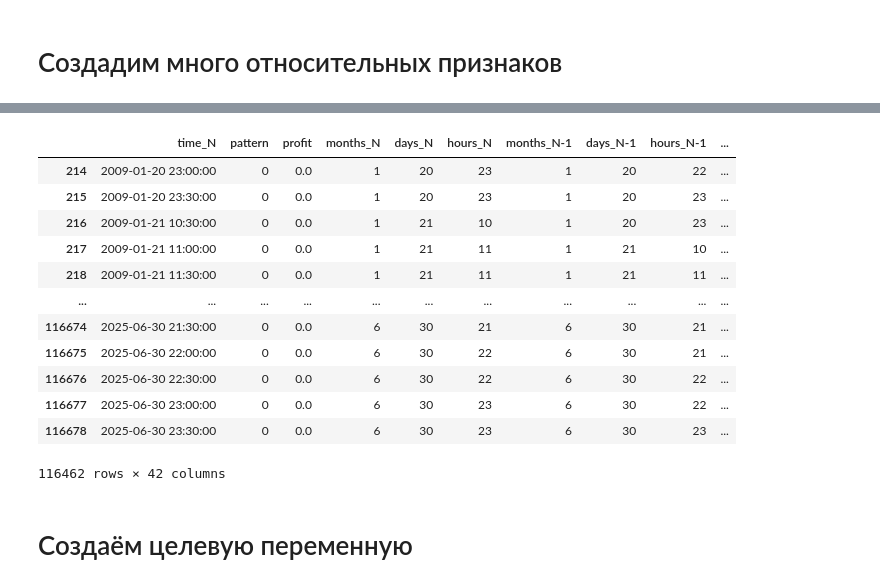
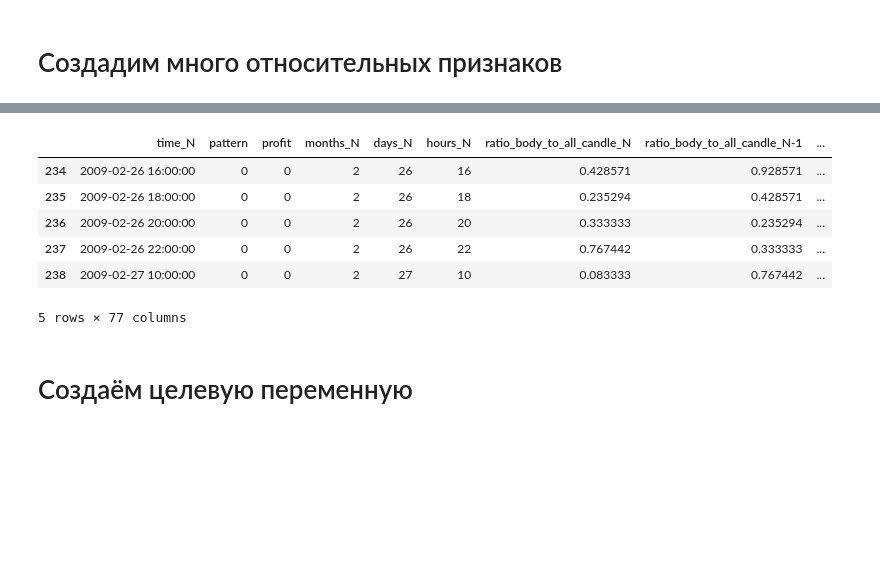
Before and after one commit to AlexKosuhin/AlgoTrading, a Jupyter notebook: classification.ipynb, the cells around one changed output, grey strips where cells are left out. Cells and saved outputs as stored; diff of their text form; code cells hidden in the pictures; blank space fills up the shorter version.

```diff
--- a/classification.ipynb
+++ b/classification.ipynb
@@ -620,12 +484,6 @@ def data_time_features(data):
     data['days_N'] = data['time_N'].dt.day
     data['hours_N'] = data['time_N'].dt.hour
 
-    # Для предыдущей свечи
-    data['time_N-1'] = pd.to_datetime(data['time_N-1'])
-    data['months_N-1'] = data['time_N-1'].dt.month
-    data['days_N-1'] = data['time_N-1'].dt.day
-    data['hours_N-1'] = data['time_N-1'].dt.hour
-
     return data
 # %%
 # Признаки по каждой свече
@@ -793,14 +668,47 @@ def indicators(data):
         data[f'diff_SMA_{i}_N'] = (((data['close_N'] - sma_N) + 10e-8) * 100) / sma_N
         data[f'diff_SMA_{i}_N_1'] = (((data['close_N-1'] - sma_N_1) + 10e-8) *100) / sma_N_1
 
+    # Объём
+    def volume(data, column):
+        data = data.copy()
+        volume_ma = data[column].rolling(63).mean()
+        volume_std = data[column].rolling(63).std()
+        data[f'{column}_Z'] = (data[column] - volume_ma) / volume_std
+        return data
+
+    data = volume(data, 'volume_N')
+    data = volume(data, 'volume_N-1')
+
+    # Индикатор Стохастик
+    data.ta.stoch(high='high_N', low='low_N', close='close_N',
+           col_names=('STOCH_K_N', 'STOCH_D_N', 'STOCH_RAW_N'), append=True)
+
+    data.ta.stoch(high='high_N-1', low='low_N-1', close='close_N-1',
+           col_names=('STOCH_K_N-1', 'STOCH_D_N-1', 'STOCH_RAW_N-1'), append=True)
 
     data.dropna(inplace=True)
     return data
+# %%
+def create_lag_indicators(data):
+    data = data.copy()
+    periods = [1, 3, 5, 10, 15, 20]
+    daily_change = data['close_N'].pct_change()
+    for i in periods:
+        data[f'Change_{i}_N'] = (data['close_N'] / data['close_N'].shift(i) - 1) * 100
+        data[f'Change_{i}_N-1'] = (data['close_N-1'] / data['close_N-1'].shift(i) - 1) * 100
+        data[f'up_days_{i}'] = (daily_change > 0).rolling(i).sum()
+        data[f'down_days_{i}'] = (daily_change < 0).rolling(i).sum()
+        data[f'up_down_ratio_{i}'] = np.where(data[f'down_days_{i}'] != 0, data[f'up_days_{i}'] / data[f'down_days_{i}'], 0 )
+
+    # Посчитаем количество растущих и падающих свеч за эти периоды
+    data.dropna(inplace=True)
+    return data
 # %%
-df_full = data_time_features(sber_bull_eng)
+df_full = data_time_features(sber_clouds)
 df_full = data_one_candle_features_1(df_full)
 df_full = data_one_candle_features_2(df_full)
 df_full = indicators(df_full)
+df_full = create_lag_indicators(df_full)
 df_full
 # %% [output]
 |  | ticker | per | open_N | open_N-1 | close_N | close_N-1 | low_N | low_N-1 | high_N | high_N-1 | ... | ... |
@@ -819,26 +727,20 @@ df_full
 # %%
 def last_prepare(data):
     data = data.copy()
     data.drop(['open_N', 'open_N-1', 'close_N', 'close_N-1', 'low_N', 'low_N-1',
        'high_N', 'high_N-1', 'volume_N', 'volume_N-1', 'time_N-1',
        'signal', 'strategy', 'ticker', 'per'], axis=1, inplace=True)
     return data
 df_ml = last_prepare(df_full)
-df_ml
+df_ml.head()
 # %% [output]
-|  | time_N | pattern | profit | months_N | days_N | hours_N | months_N-1 | days_N-1 | hours_N-1 | ... |
-| 214 | 2009-01-20 23:00:00 | 0 | 0.0 | 1 | 20 | 23 | 1 | 20 | 22 | ... |
-| 215 | 2009-01-20 23:30:00 | 0 | 0.0 | 1 | 20 | 23 | 1 | 20 | 23 | ... |
-| 216 | 2009-01-21 10:30:00 | 0 | 0.0 | 1 | 21 | 10 | 1 | 20 | 23 | ... |
-| 217 | 2009-01-21 11:00:00 | 0 | 0.0 | 1 | 21 | 11 | 1 | 21 | 10 | ... |
-| 218 | 2009-01-21 11:30:00 | 0 | 0.0 | 1 | 21 | 11 | 1 | 21 | 11 | ... |
-| ... | ... | ... | ... | ... | ... | ... | ... | ... | ... | ... |
-| 116674 | 2025-06-30 21:30:00 | 0 | 0.0 | 6 | 30 | 21 | 6 | 30 | 21 | ... |
-| 116675 | 2025-06-30 22:00:00 | 0 | 0.0 | 6 | 30 | 22 | 6 | 30 | 21 | ... |
-| 116676 | 2025-06-30 22:30:00 | 0 | 0.0 | 6 | 30 | 22 | 6 | 30 | 22 | ... |
-| 116677 | 2025-06-30 23:00:00 | 0 | 0.0 | 6 | 30 | 23 | 6 | 30 | 22 | ... |
-| 116678 | 2025-06-30 23:30:00 | 0 | 0.0 | 6 | 30 | 23 | 6 | 30 | 23 | ... |
+|  | time_N | pattern | profit | months_N | days_N | hours_N | ratio_body_to_all_candle_N | ratio_body_to_all_candle_N-1 | ... |
+| 234 | 2009-02-26 16:00:00 | 0 | 0 | 2 | 26 | 16 | 0.428571 | 0.928571 | ... |
+| 235 | 2009-02-26 18:00:00 | 0 | 0 | 2 | 26 | 18 | 0.235294 | 0.428571 | ... |
+| 236 | 2009-02-26 20:00:00 | 0 | 0 | 2 | 26 | 20 | 0.333333 | 0.235294 | ... |
+| 237 | 2009-02-26 22:00:00 | 0 | 0 | 2 | 26 | 22 | 0.767442 | 0.333333 | ... |
+| 238 | 2009-02-27 10:00:00 | 0 | 0 | 2 | 27 | 10 | 0.083333 | 0.767442 | ... |
-116462 rows × 42 columns
+5 rows × 77 columns
 # %% [markdown]
 # Создаём целевую переменную
 # %%
```
Also changed, not shown: parts of 80 cells of this notebook.
